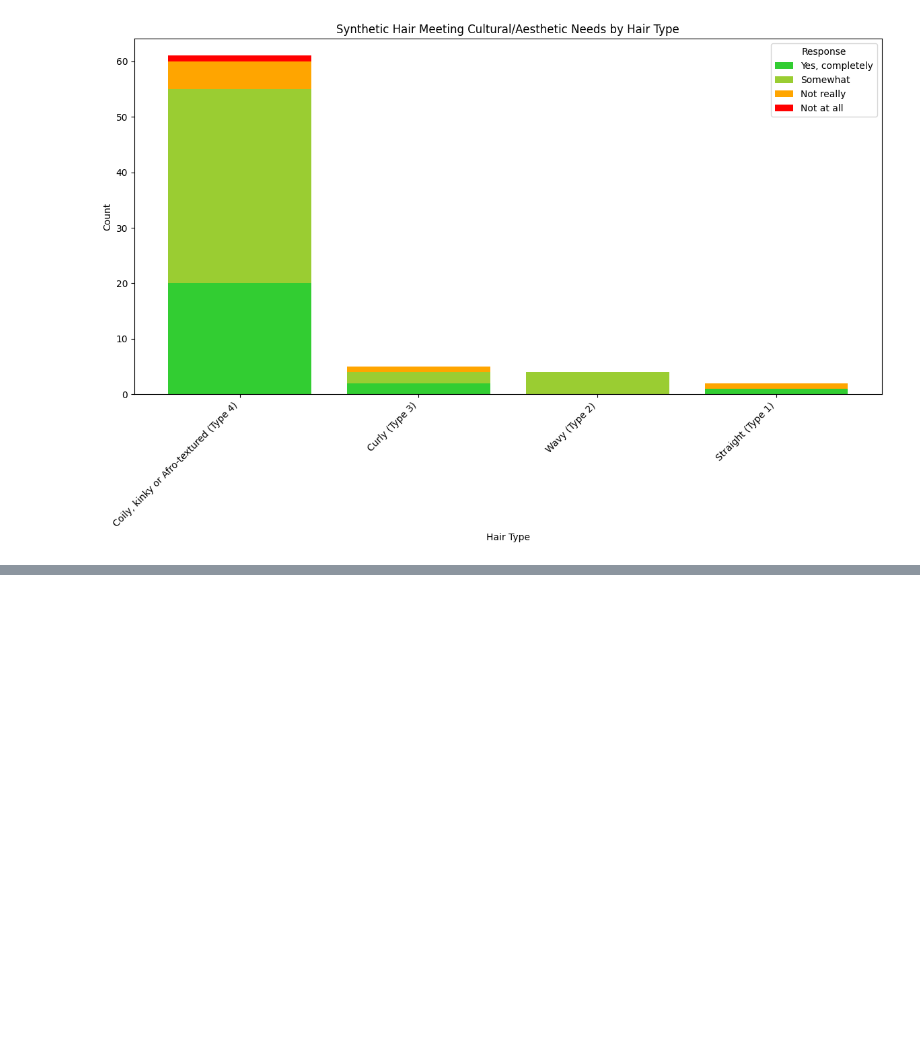
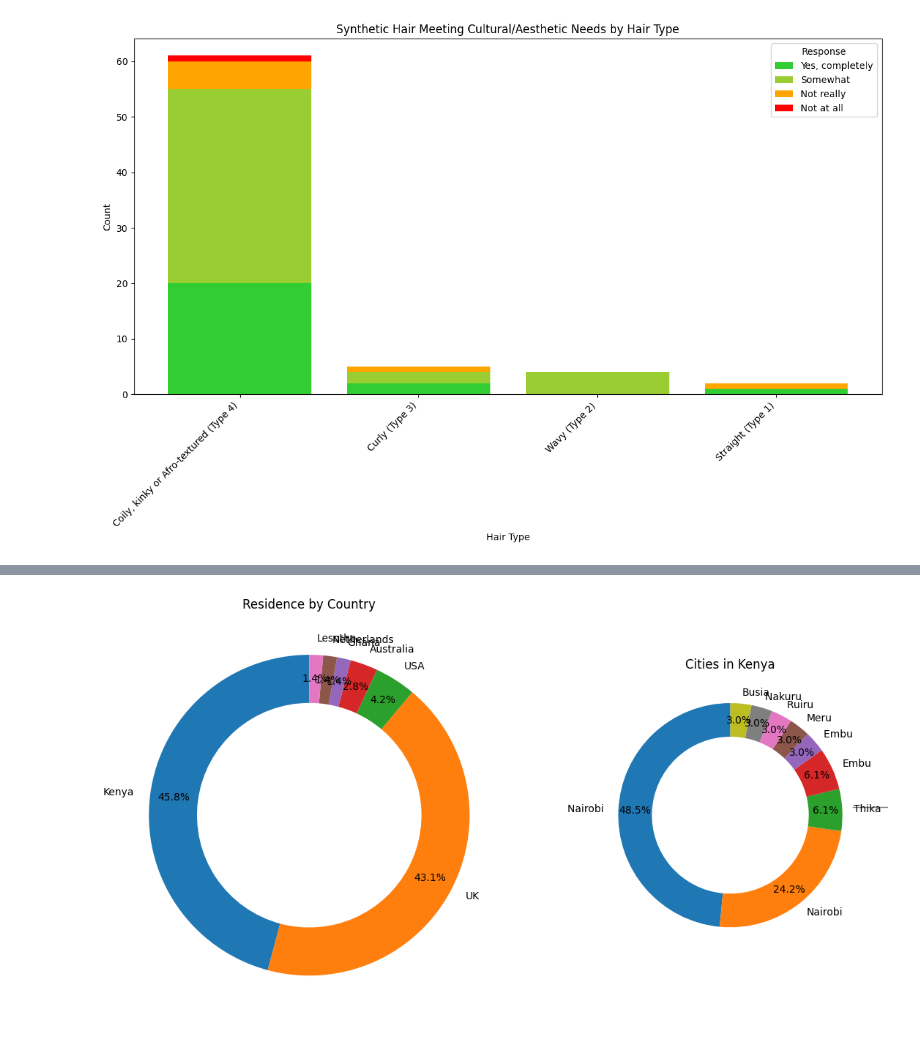
Before and after one commit to Deiv101/Deiv101, a Jupyter notebook: Syntheitc_Hair_Visualizations.ipynb, the cells around one changed output, grey strips where cells are left out. Saved outputs shown, nothing was run; the diff lists cells and outputs as text; code cells hidden in the pictures; blank space fills up the shorter version.

```diff
--- a/Syntheitc_Hair_Visualizations.ipynb
+++ b/Syntheitc_Hair_Visualizations.ipynb
@@ -387,0 +827,59 @@ plt.show()
+# %%
+# Extract the city column
+cities = df["5. Place of residence ( city ) "].str.strip()
+
+# Define a function to map cities to countries (based on common knowledge)
+def map_city_to_country(city):
+    city_country_map = {
+        "London": "UK", "Birmingham": "UK", "Leicester": "UK", "Wolverhampton": "UK",
+        "Swindon": "UK", "Nuneaton": "UK", "Watford": "UK", "Durham": "UK",
+        "Farnborough": "UK", "Chelmsford": "UK", "Bury St. Edmunds": "UK",
+        "Uxbridge": "UK", "Cambridge": "UK", "Manchester": "UK", "Bristol": "UK", "Dundee": "UK",
+        "Norwich": "UK", "Cardiff": "UK",
+        "Nairobi": "Kenya", "Thika": "Kenya", "Nakuru": "Kenya", "Embu": "Kenya",
+        "Meru": "Kenya", "Busia": "Kenya", "Ruiru": "Kenya",
+        "Chicago": "USA", "Louisiana": "USA",
+        "Perth": "Australia",
+        "The Hague": "Netherlands",
+        "Maseru": "Lesotho",
+        "Accra": "Ghana"
+    }
+    return city_country_map.get(city, "Other")
+
+# Apply the mapping to create a country column
+df["Country"] = cities.apply(map_city_to_country)
+
+# Count occurrences by country
+country_counts = df["Country"].value_counts()
+
+# Prepare data for the main pie chart
+main_labels = country_counts.index
+main_sizes = country_counts.values
+
+# Identify the most frequent country for the secondary pie (assuming it's Kenya or UK based on data)
+most_frequent_country = country_counts.index[0]  # e.g., "Kenya" or "UK"
+sub_df = df[df["Country"] == most_frequent_country]
+sub_counts = sub_df["5. Place of residence ( city ) "].value_counts()
+sub_labels = sub_counts.index
+sub_sizes = sub_counts.values
+
+# Create the Pie of Pie chart
+fig, (ax1, ax2) = plt.subplots(1, 2, figsize=(12, 6), gridspec_kw={'width_ratios': [2, 1]})
+
+# Main pie chart (countries)
+ax1.pie(main_sizes, labels=main_labels, autopct='%1.1f%%', startangle=90,
+        wedgeprops=dict(width=0.3), pctdistance=0.85)
+ax1.set_title("Residence by Country")
+
+# Secondary pie chart (cities in the most frequent country)
+ax2.pie(sub_sizes, labels=sub_labels, autopct='%1.1f%%', startangle=90,
+        wedgeprops=dict(width=0.3), pctdistance=0.85)
+ax2.set_title(f"Cities in {most_frequent_country}")
+
+# Draw a connecting line between the main and secondary pie
+plt.plot([0.95, 1.05], [0.5, 0.5], color='gray', lw=1, transform=fig.transFigure, clip_on=False)
+
+plt.tight_layout()
+plt.show()
+# %% [output]
+[figure, added]
```
Also changed, not shown: parts of 16 cells of this notebook.
